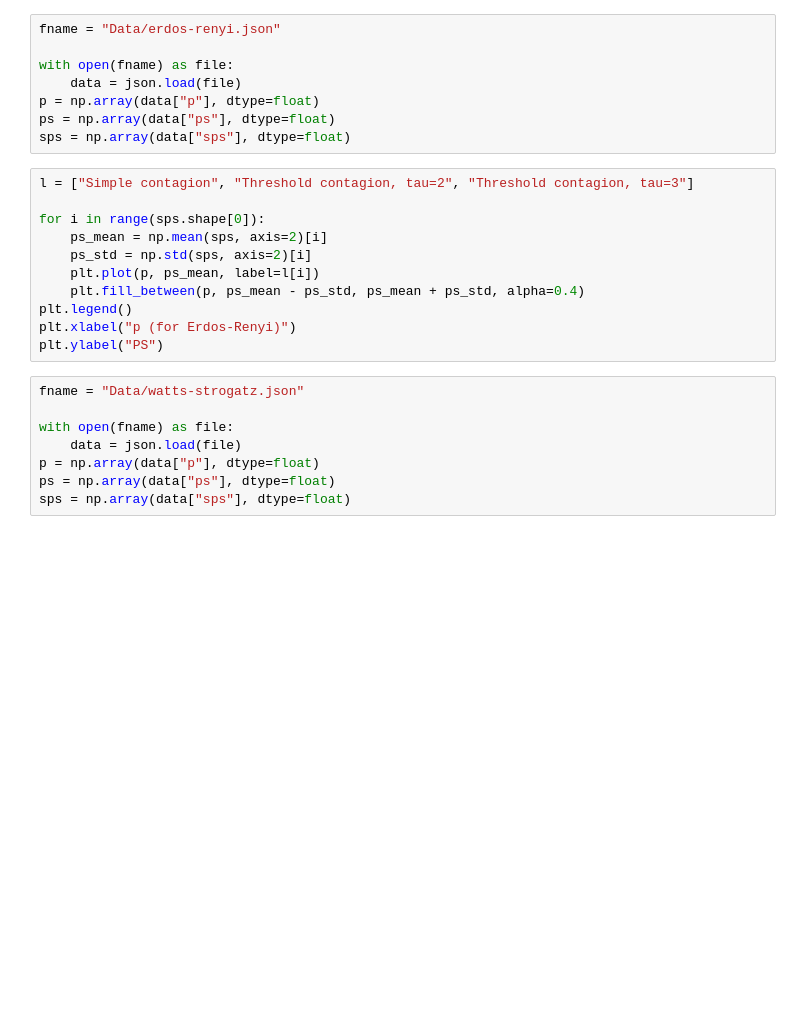
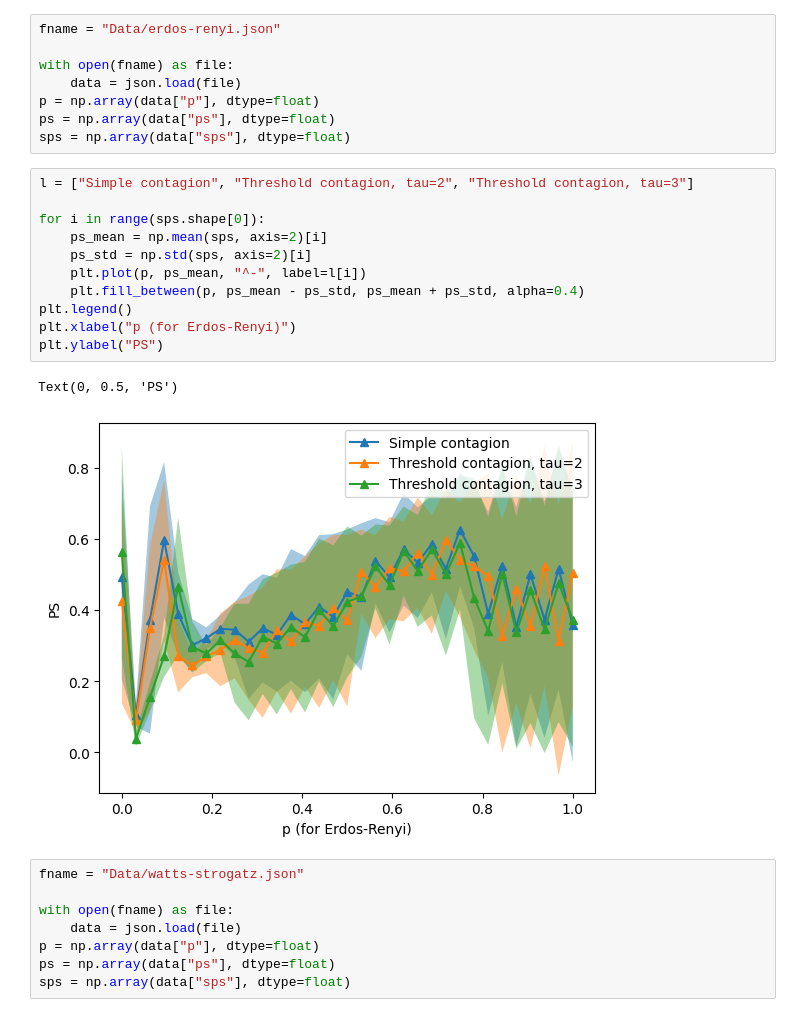
Before and after one commit to nwlandry/complex-network-reconstruction, a Jupyter notebook: plot_fig2.ipynb, the cells around one changed output. Saved outputs shown, nothing was run; the diff lists cells and outputs as text; blank space fills up the shorter version.

```diff
--- a/plot_fig2.ipynb
+++ b/plot_fig2.ipynb
@@ -15,14 +15,17 @@ sps = np.array(data["sps"], dtype=float)
 # %%
 l = ["Simple contagion", "Threshold contagion, tau=2", "Threshold contagion, tau=3"]
 
 for i in range(sps.shape[0]):
     ps_mean = np.mean(sps, axis=2)[i]
     ps_std = np.std(sps, axis=2)[i]
-    plt.plot(p, ps_mean, label=l[i])
+    plt.plot(p, ps_mean, "^-", label=l[i])
     plt.fill_between(p, ps_mean - ps_std, ps_mean + ps_std, alpha=0.4)
 plt.legend()
 plt.xlabel("p (for Erdos-Renyi)")
 plt.ylabel("PS")
+# %% [output]
+Text(0, 0.5, 'PS')
+[figure, added]
 # %%
 fname = "Data/watts-strogatz.json"
 
```
Also changed, not shown: parts of 2 cells of this notebook, 3 other files.
